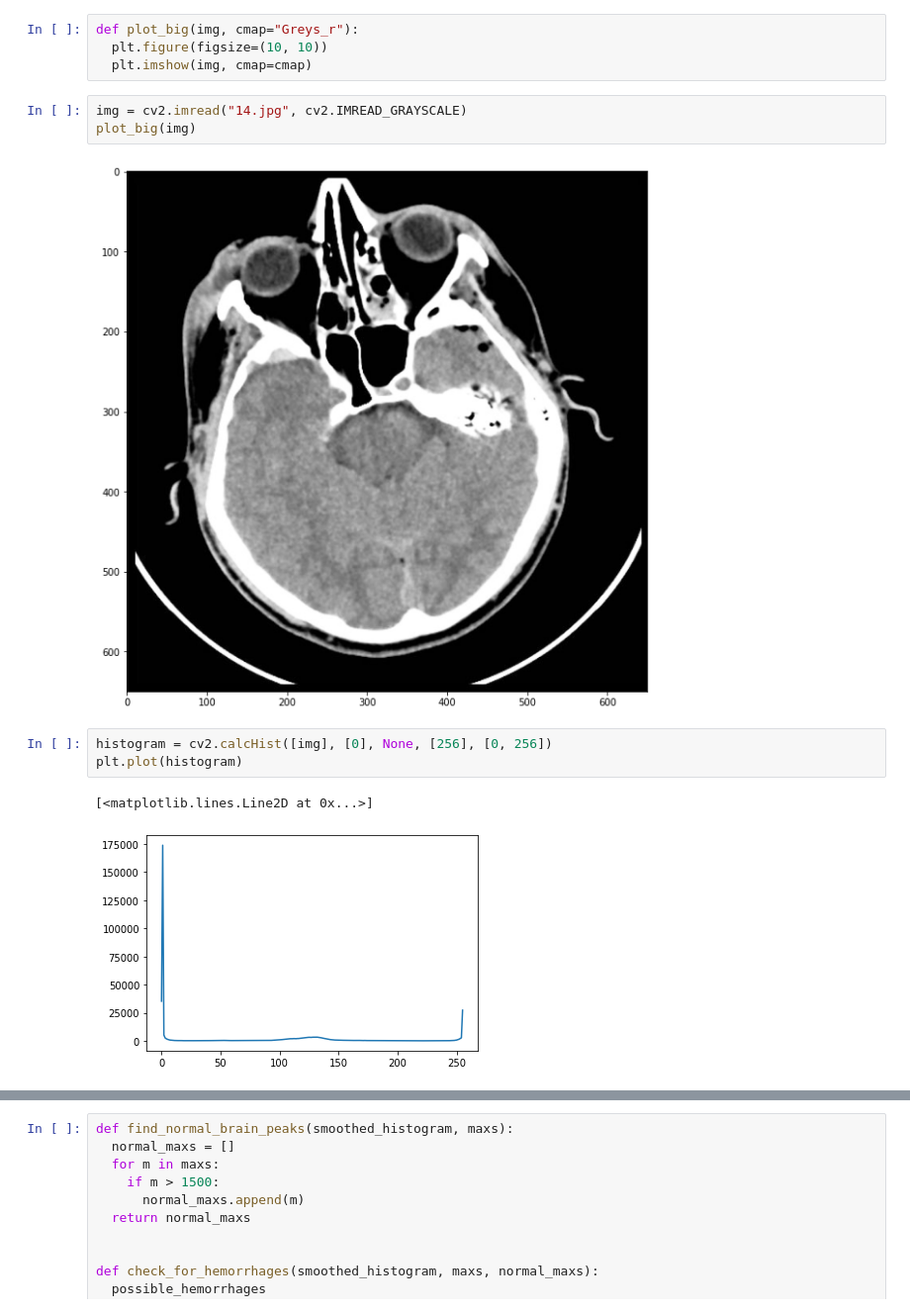
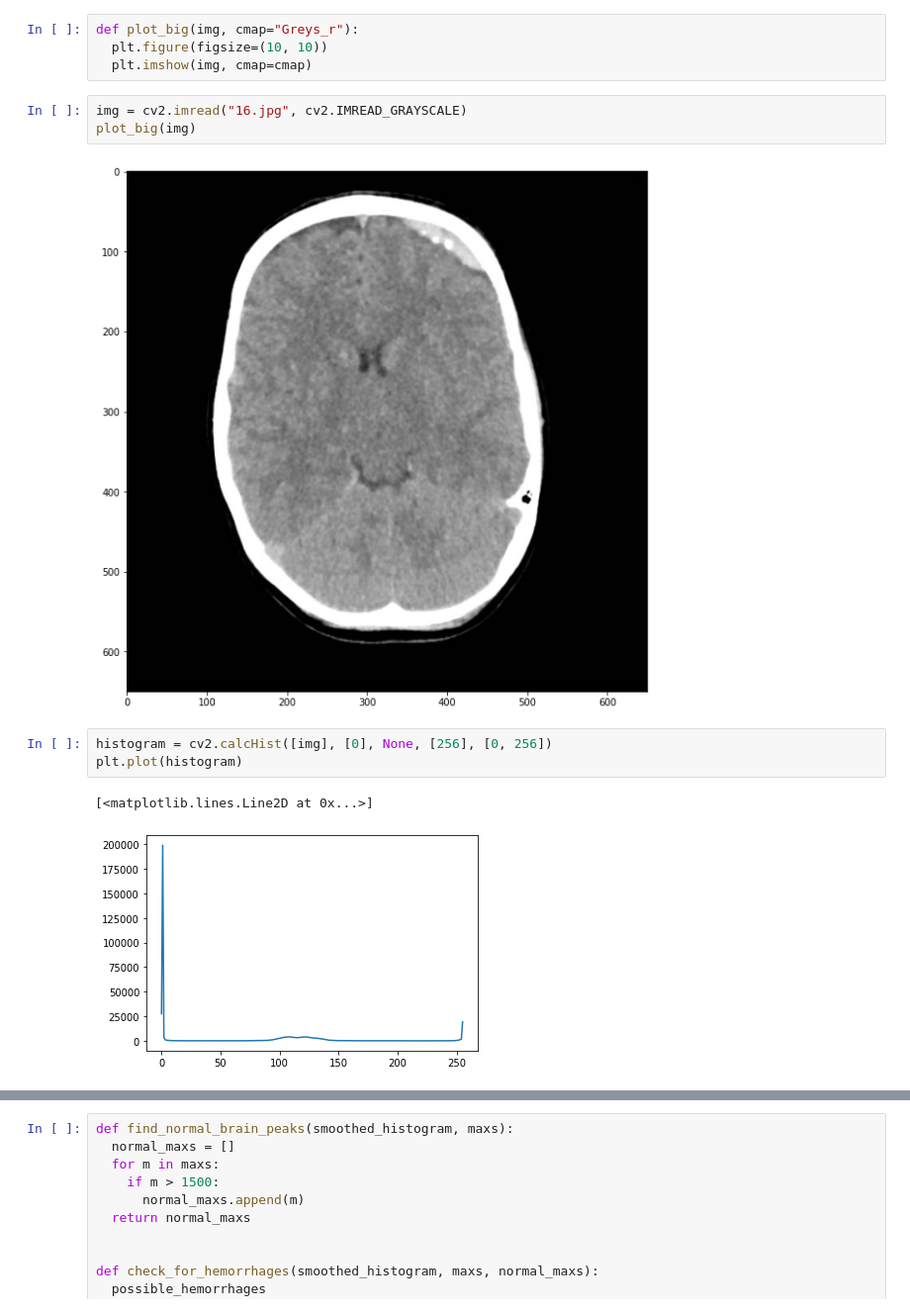
Before and after one commit to filipemtz/neuralnets, a Jupyter notebook: hemorrhage_segmentation_pdi.ipynb, the cells around one changed output, grey strips where cells are left out. Shown at 99% size. Saved outputs shown, nothing was run; the diff lists cells and outputs as text.

```diff
--- a/hemorrhage_segmentation_pdi.ipynb
+++ b/hemorrhage_segmentation_pdi.ipynb
@@ -9,16 +9,16 @@ def plot_big(img, cmap="Greys_r"):
   plt.figure(figsize=(10, 10))
   plt.imshow(img, cmap=cmap)
 # %%
-img = cv2.imread("14.jpg", cv2.IMREAD_GRAYSCALE)
+img = cv2.imread("16.jpg", cv2.IMREAD_GRAYSCALE)
 plot_big(img)
 # %% [output]
-[figure, old version]
+[figure, new version]
 # %%
 histogram = cv2.calcHist([img], [0], None, [256], [0, 256])
 plt.plot(histogram)
 # %% [output]
 [<matplotlib.lines.Line2D at 0x...>]
-[figure, old version]
+[figure, new version]
 # %%
 mask = np.zeros_like(img) + 255
 mask[img > 210] = 0
```
Also changed, not shown: parts of 16 cells of this notebook.
